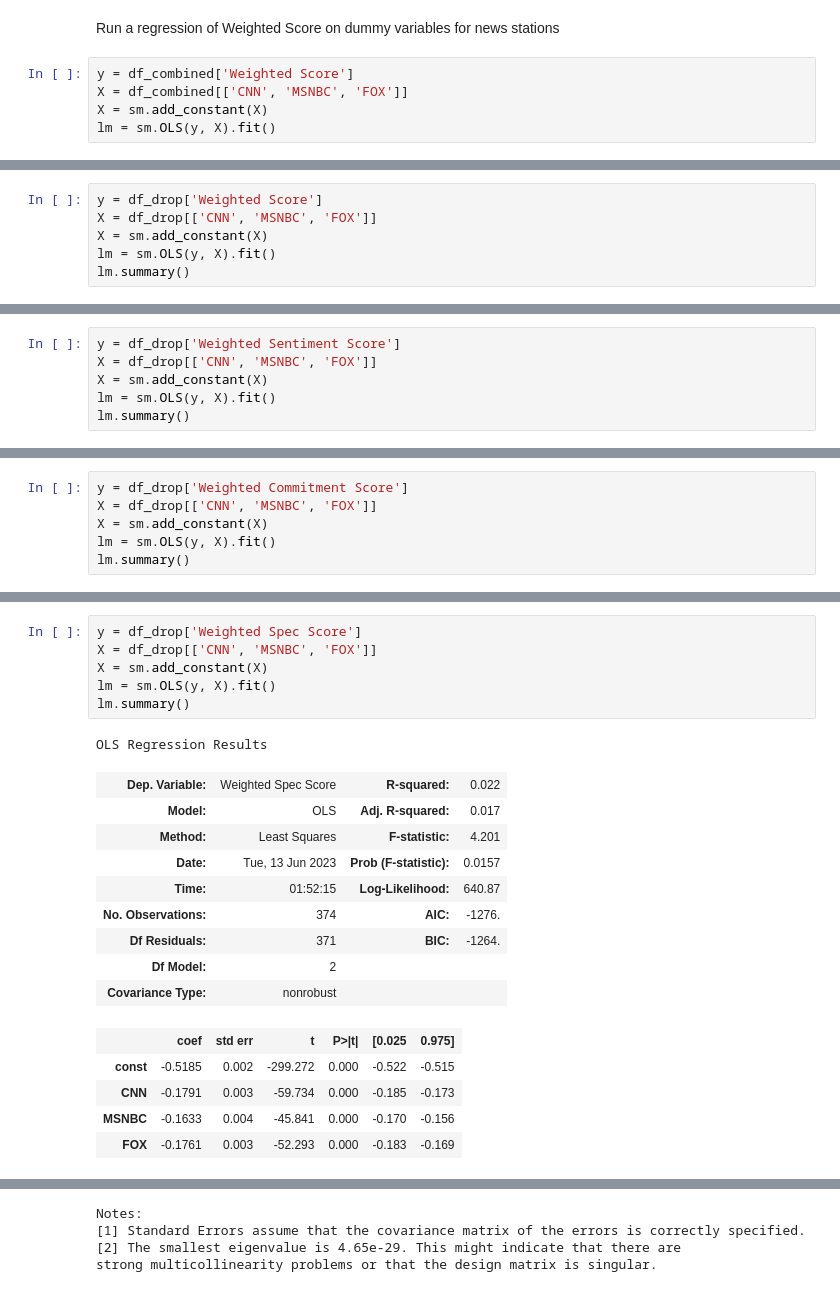
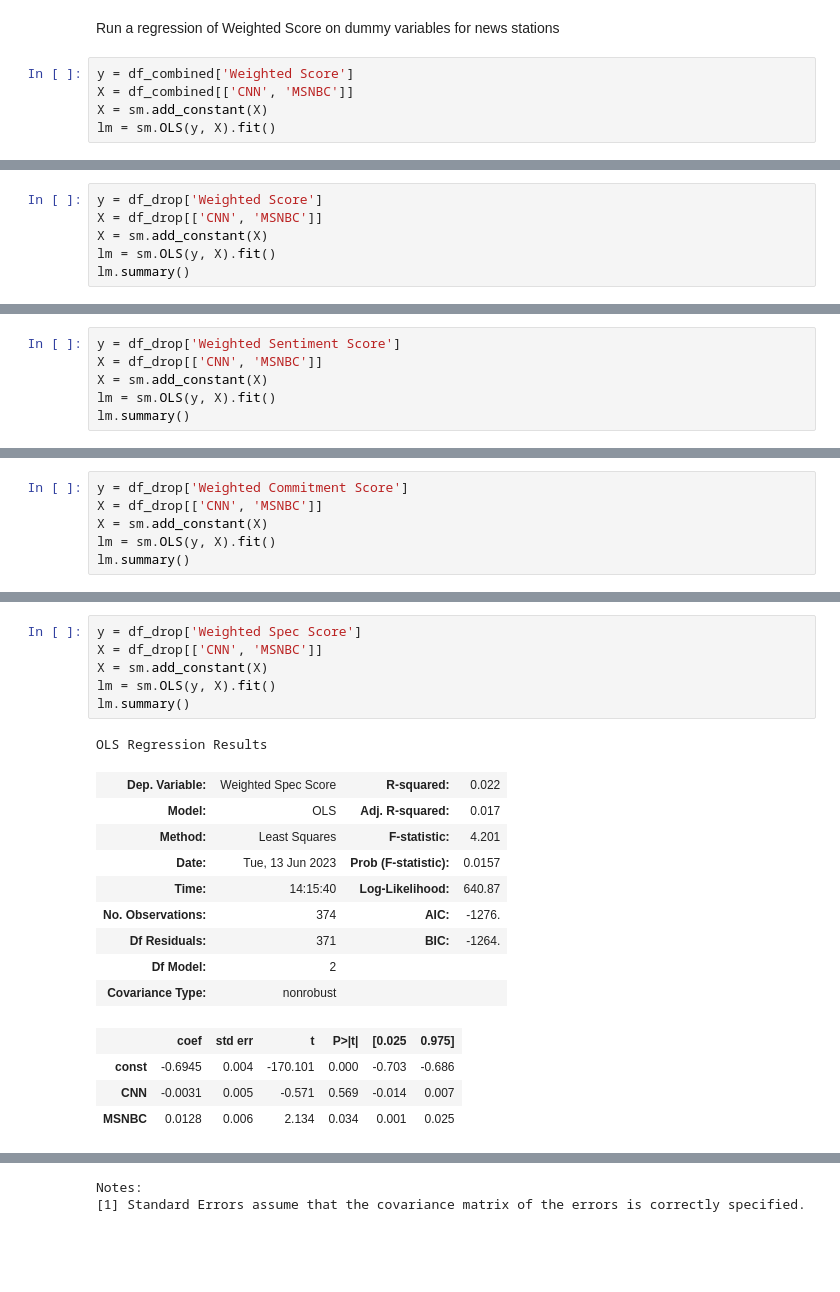
Before and after one commit to AaronDantzler/BSPL, a Jupyter notebook: RawAnalysis.ipynb, the cells around one changed output, grey strips where cells are left out. Cells and saved outputs as stored; diff of their text form; blank space fills up the shorter version.

```diff
--- a/RawAnalysis.ipynb
+++ b/RawAnalysis.ipynb
@@ -322,7 +374,7 @@ import statsmodels.api as sm
 Run a regression of Weighted Score on dummy variables for news stations
 # %%
 y = df_combined['Weighted Score']
-X = df_combined[['CNN', 'MSNBC', 'FOX']]
+X = df_combined[['CNN', 'MSNBC']]
 X = sm.add_constant(X)
 lm = sm.OLS(y, X).fit()
 # %%
@@ -354,6 +403,6 @@ strong multicollinearity problems or that the design matrix is singular.
 # %%
 y = df_drop['Weighted Score']
-X = df_drop[['CNN', 'MSNBC', 'FOX']]
+X = df_drop[['CNN', 'MSNBC']]
 X = sm.add_constant(X)
 lm = sm.OLS(y, X).fit()
 lm.summary()
@@ -384,6 +430,6 @@ strong multicollinearity problems or that the design matrix is singular.
 # %%
 y = df_drop['Weighted Sentiment Score']
-X = df_drop[['CNN', 'MSNBC', 'FOX']]
+X = df_drop[['CNN', 'MSNBC']]
 X = sm.add_constant(X)
 lm = sm.OLS(y, X).fit()
 lm.summary()
@@ -414,6 +457,6 @@ strong multicollinearity problems or that the design matrix is singular.
 # %%
 y = df_drop['Weighted Commitment Score']
-X = df_drop[['CNN', 'MSNBC', 'FOX']]
+X = df_drop[['CNN', 'MSNBC']]
 X = sm.add_constant(X)
 lm = sm.OLS(y, X).fit()
 lm.summary()
@@ -444,25 +484,24 @@ strong multicollinearity problems or that the design matrix is singular.
 # %%
 y = df_drop['Weighted Spec Score']
-X = df_drop[['CNN', 'MSNBC', 'FOX']]
+X = df_drop[['CNN', 'MSNBC']]
 X = sm.add_constant(X)
 lm = sm.OLS(y, X).fit()
 lm.summary()
 # %% [output]
 OLS Regression Results
 | Dep. Variable: | Weighted Spec Score | R-squared: | 0.022 |
 | Model: | OLS | Adj. R-squared: | 0.017 |
 | Method: | Least Squares | F-statistic: | 4.201 |
 | Date: | Tue, 13 Jun 2023 | Prob (F-statistic): | 0.0157 |
-| Time: | 01:52:15 | Log-Likelihood: | 640.87 |
+| Time: | 14:15:40 | Log-Likelihood: | 640.87 |
 | No. Observations: | 374 | AIC: | -1276. |
 | Df Residuals: | 371 | BIC: | -1264. |
 | Df Model: | 2 |  |  |
 | Covariance Type: | nonrobust |  |  |
 |  | coef | std err | t | P>|t| | [0.025 | 0.975] |
-| const | -0.5185 | 0.002 | -299.272 | 0.000 | -0.522 | -0.515 |
-| CNN | -0.1791 | 0.003 | -59.734 | 0.000 | -0.185 | -0.173 |
-| MSNBC | -0.1633 | 0.004 | -45.841 | 0.000 | -0.170 | -0.156 |
-| FOX | -0.1761 | 0.003 | -52.293 | 0.000 | -0.183 | -0.169 |
+| const | -0.6945 | 0.004 | -170.101 | 0.000 | -0.703 | -0.686 |
+| CNN | -0.0031 | 0.005 | -0.571 | 0.569 | -0.014 | 0.007 |
+| MSNBC | 0.0128 | 0.006 | 2.134 | 0.034 | 0.001 | 0.025 |
 | Omnibus: | 21.634 | Durbin-Watson: | 1.657 |
 | Prob(Omnibus): | 0.000 | Jarque-Bera (JB): | 24.027 |
 | Skew: | 0.564 | Prob(JB): | 6.06e-06 |
@@ -470,4 +509,2 @@ OLS Regression Results
 Notes:
 [1] Standard Errors assume that the covariance matrix of the errors is correctly specified.
-[2] The smallest eigenvalue is 4.65e-29. This might indicate that there are
-strong multicollinearity problems or that the design matrix is singular.
```
Also changed, not shown: parts of 8 cells of this notebook, 1 other file.
